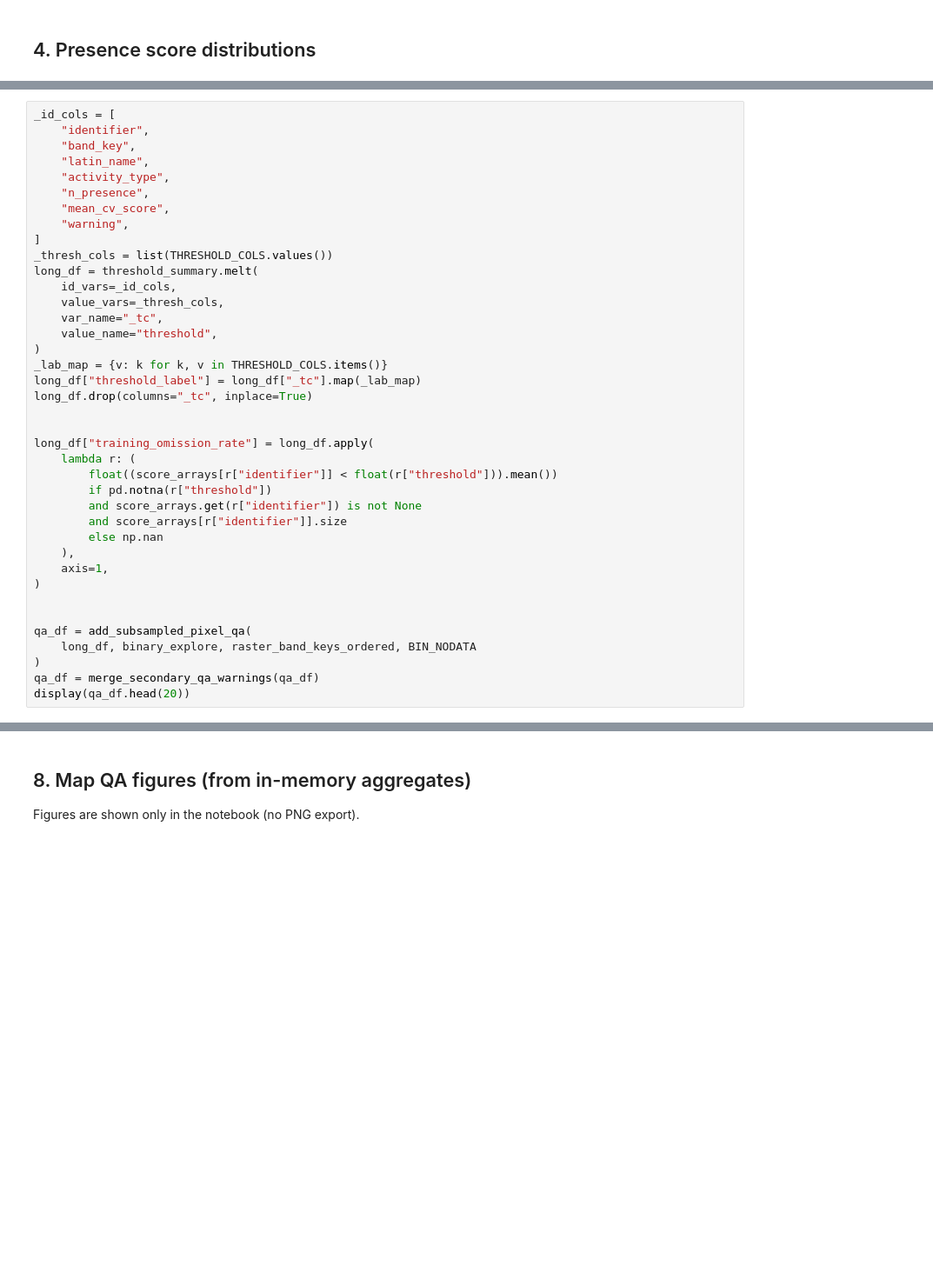
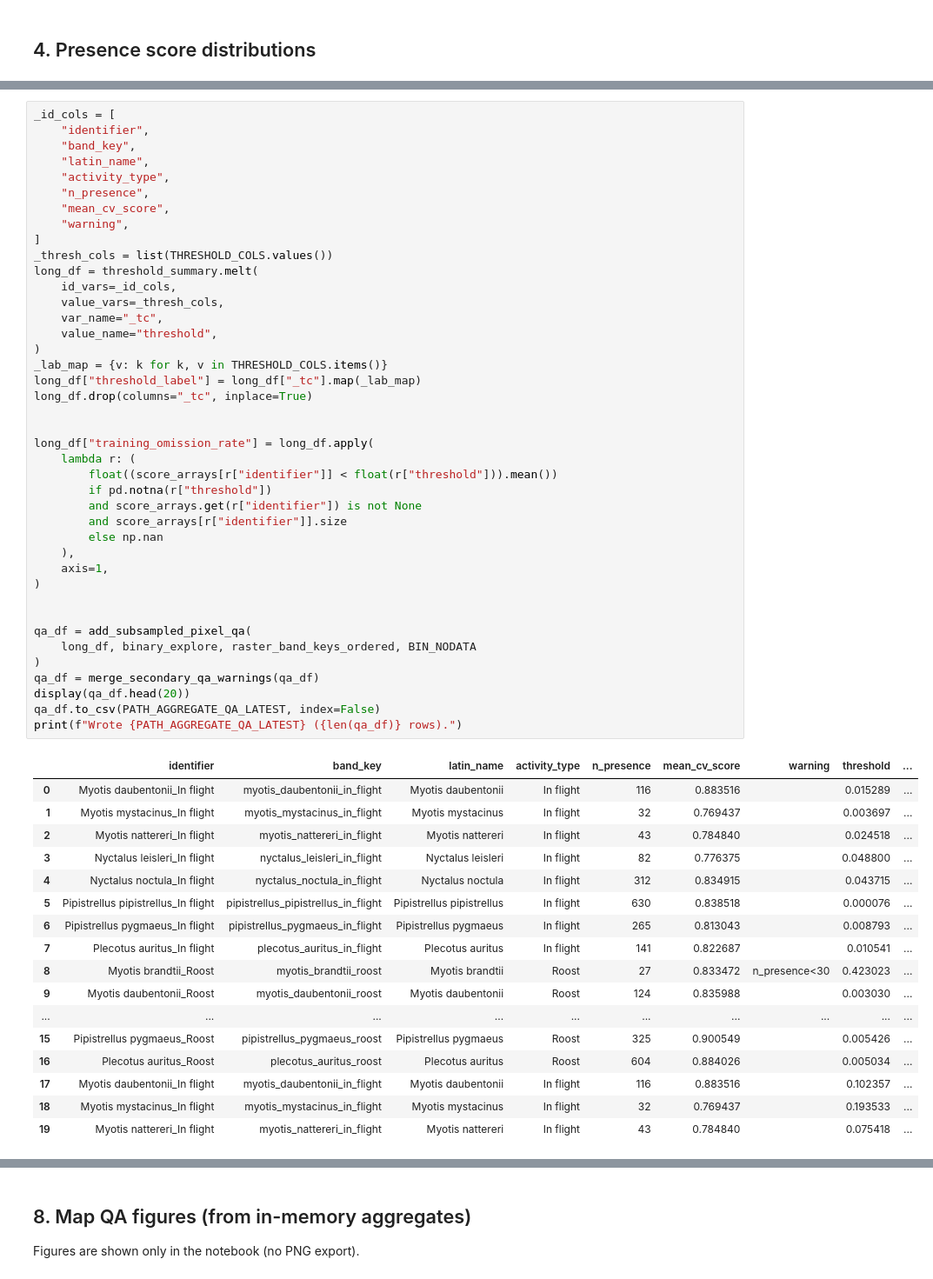
Before and after one commit to MatthewJWhittle/shefflied-bats, a Jupyter notebook: notebooks/postprocessing/threshold_and_aggregate_predictions.ipynb, the cells around one changed output, grey strips where cells are left out. Shown at 87% size. Drawn from its saved outputs; the diff is of its cells as text; blank space fills up the shorter version.

```diff
--- a/notebooks/postprocessing/threshold_and_aggregate_predictions.ipynb
+++ b/notebooks/postprocessing/threshold_and_aggregate_predictions.ipynb
@@ -542,30 +760,50 @@ _id_cols = [
 ]
 _thresh_cols = list(THRESHOLD_COLS.values())
 long_df = threshold_summary.melt(
     id_vars=_id_cols,
     value_vars=_thresh_cols,
     var_name="_tc",
     value_name="threshold",
 )
 _lab_map = {v: k for k, v in THRESHOLD_COLS.items()}
 long_df["threshold_label"] = long_df["_tc"].map(_lab_map)
 long_df.drop(columns="_tc", inplace=True)
 
 
 long_df["training_omission_rate"] = long_df.apply(
     lambda r: (
         float((score_arrays[r["identifier"]] < float(r["threshold"])).mean())
         if pd.notna(r["threshold"])
         and score_arrays.get(r["identifier"]) is not None
         and score_arrays[r["identifier"]].size
         else np.nan
     ),
     axis=1,
 )
 
 
 qa_df = add_subsampled_pixel_qa(
     long_df, binary_explore, raster_band_keys_ordered, BIN_NODATA
 )
 qa_df = merge_secondary_qa_warnings(qa_df)
 display(qa_df.head(20))
+qa_df.to_csv(PATH_AGGREGATE_QA_LATEST, index=False)
+print(f"Wrote {PATH_AGGREGATE_QA_LATEST} ({len(qa_df)} rows).")
+# %% [output]
+|  | identifier | band_key | latin_name | activity_type | n_presence | mean_cv_score | warning | threshold | ... |
+| 0 | Myotis daubentonii_In flight | myotis_daubentonii_in_flight | Myotis daubentonii | In flight | 116 | 0.883516 |  | 0.015289 | ... |
+| 1 | Myotis mystacinus_In flight | myotis_mystacinus_in_flight | Myotis mystacinus | In flight | 32 | 0.769437 |  | 0.003697 | ... |
+| 2 | Myotis nattereri_In flight | myotis_nattereri_in_flight | Myotis nattereri | In flight | 43 | 0.784840 |  | 0.024518 | ... |
+| 3 | Nyctalus leisleri_In flight | nyctalus_leisleri_in_flight | Nyctalus leisleri | In flight | 82 | 0.776375 |  | 0.048800 | ... |
+| 4 | Nyctalus noctula_In flight | nyctalus_noctula_in_flight | Nyctalus noctula | In flight | 312 | 0.834915 |  | 0.043715 | ... |
+| 5 | Pipistrellus pipistrellus_In flight | pipistrellus_pipistrellus_in_flight | Pipistrellus pipistrellus | In flight | 630 | 0.838518 |  | 0.000076 | ... |
+| 6 | Pipistrellus pygmaeus_In flight | pipistrellus_pygmaeus_in_flight | Pipistrellus pygmaeus | In flight | 265 | 0.813043 |  | 0.008793 | ... |
+| 7 | Plecotus auritus_In flight | plecotus_auritus_in_flight | Plecotus auritus | In flight | 141 | 0.822687 |  | 0.010541 | ... |
+| 8 | Myotis brandtii_Roost | myotis_brandtii_roost | Myotis brandtii | Roost | 27 | 0.833472 | n_presence<30 | 0.423023 | ... |
+| 9 | Myotis daubentonii_Roost | myotis_daubentonii_roost | Myotis daubentonii | Roost | 124 | 0.835988 |  | 0.003030 | ... |
+| ... | ... | ... | ... | ... | ... | ... | ... | ... | ... |
+| 15 | Pipistrellus pygmaeus_Roost | pipistrellus_pygmaeus_roost | Pipistrellus pygmaeus | Roost | 325 | 0.900549 |  | 0.005426 | ... |
+| 16 | Plecotus auritus_Roost | plecotus_auritus_roost | Plecotus auritus | Roost | 604 | 0.884026 |  | 0.005034 | ... |
+| 17 | Myotis daubentonii_In flight | myotis_daubentonii_in_flight | Myotis daubentonii | In flight | 116 | 0.883516 |  | 0.102357 | ... |
+| 18 | Myotis mystacinus_In flight | myotis_mystacinus_in_flight | Myotis mystacinus | In flight | 32 | 0.769437 |  | 0.193533 | ... |
+| 19 | Myotis nattereri_In flight | myotis_nattereri_in_flight | Myotis nattereri | In flight | 43 | 0.784840 |  | 0.075418 | ... |
```
Also changed, not shown: parts of 18 cells of this notebook.
